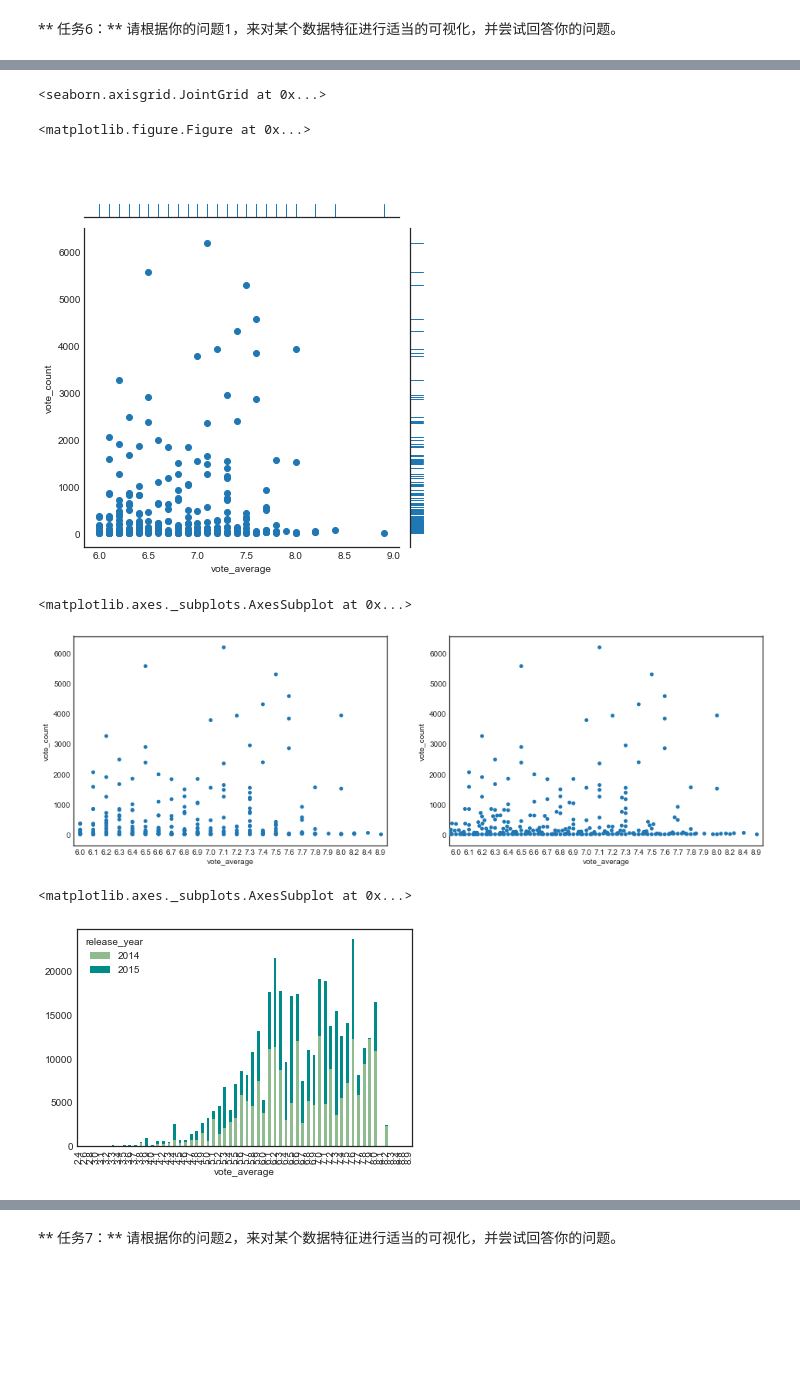
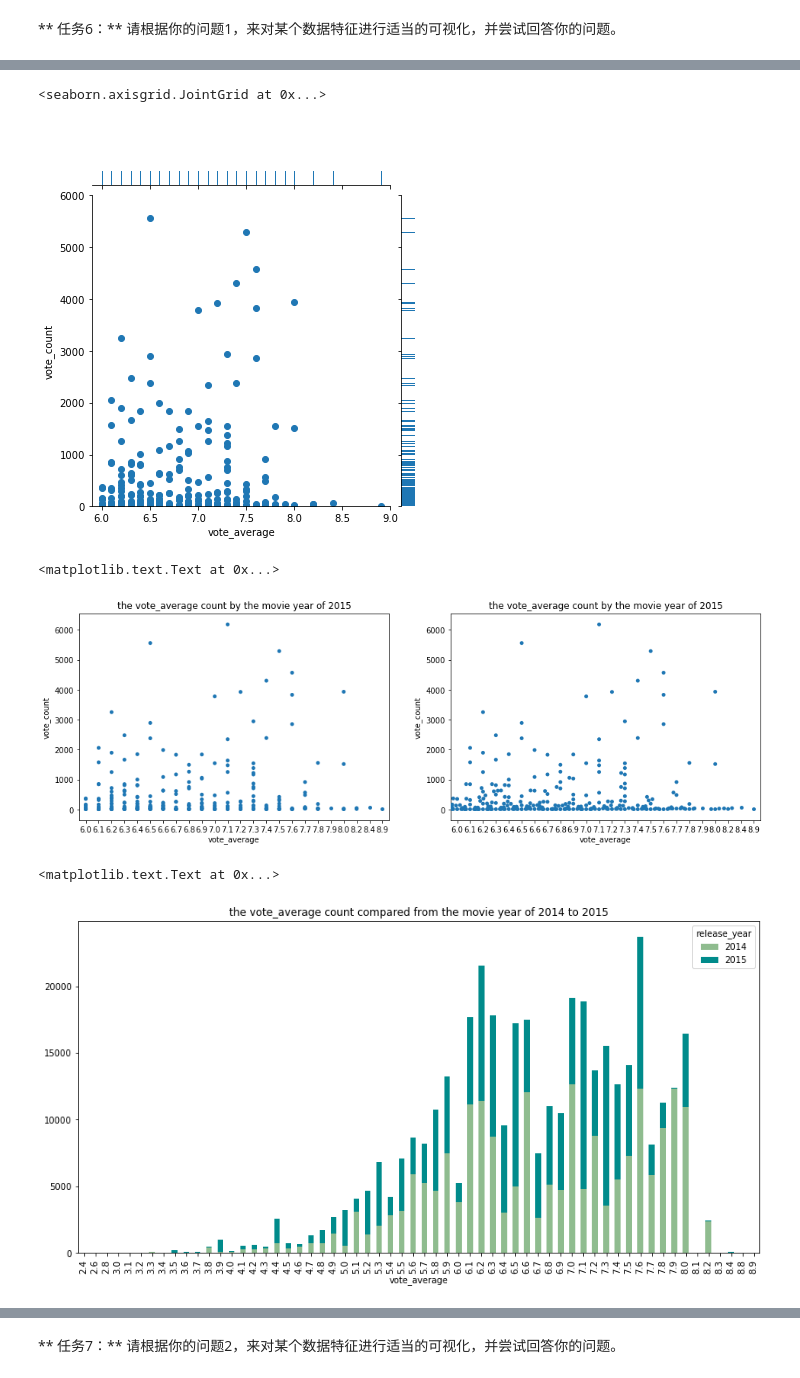
Before and after one commit to TomTorange/ExploreMovieDataset, a Jupyter notebook: Explore+Movie+Dataset.ipynb, the cells around one changed output, grey strips where cells are left out. Drawn from its saved outputs; the diff is of its cells as text; code cells hidden in the pictures; blank space fills up the shorter version.

```diff
--- a/Explore+Movie+Dataset.ipynb
+++ b/Explore+Movie+Dataset.ipynb
@@ -91,6 +91,9 @@ pd.DataFrame(movies_stat,columns =['revenue','vote_average','vote_count','runtim
 # %%
 # prepare typical movies data for the year of 2015, It will be used in the following ploting figures.
 movies_2015 = movies[movies.release_year==2015]
+# arrange the DataFrame without any NaN
+movies.isnull().sum()            # check if there are any null value in the original DataFrame
+movies.fillna(0, inplace = True) # fill the original DataFrame with '0' what ever it is num or string
 # %% [markdown]
 *****
 ** 任务5：** 上述获取的统计信息，对你回答提出的两个问题有何帮助？
@@ -301,13 +212,11 @@ plt.colorbar();
 # %%
 # generate the "轴须图"
-plt.figure(figsize = [12, 5])
-g = sb.JointGrid(data = movies_2015_vote, x = 'vote_average', y = 'vote_count')
-g.plot_joint(plt.scatter)
+g = sb.JointGrid(data = movies_2015_vote, x = 'vote_average', y = 'vote_count',xlim=[5.9,9],ylim=[0,6000])
+g.plot_joint(plt.scatter).set_axis_labels("vote_average", "vote_count")
 g.plot_marginals(sb.rugplot, height = 0.25)
 # %% [output]
 <seaborn.axisgrid.JointGrid at 0x...>
-<matplotlib.figure.Figure at 0x...>
-[figure, old version]
+[figure, new version]
 # %%
 # generate the "带状图"
 plt.figure(figsize = [16, 5])
@@ -316,25 +225,27 @@ base_color = sb.color_palette()[0]
 # left plot: strip plot
 plt.subplot(1, 2, 1)
 sb.stripplot(data = movies_2015_vote, x = 'vote_average', y = 'vote_count', color = base_color)
-
+plt.title('the vote_average count by the movie year of 2015')
 # right plot: swarm plot
 plt.subplot(1, 2, 2)
 sb.swarmplot(data = movies_2015_vote, x = 'vote_average', y = 'vote_count', color = base_color)
+plt.title('the vote_average count by the movie year of 2015')
 
 # the count is higher near the value of vote_average=6.2 and vote_average=7.2
 # %% [output]
-<matplotlib.axes._subplots.AxesSubplot at 0x...>
+<matplotlib.text.Text at 0x...>
-[figure, old version]
+[figure, new version]
 # %%
 # generate the "堆积图"
 # we can investigate the voting change from year of 2014 to the year of 2015.
 # reference: http://pandas.pydata.org/pandas-docs/stable/generated/pandas.DataFrame.stack.html
 # reference: http://pandas.pydata.org/pandas-docs/stable/generated/pandas.DataFrame.unstack.html
 movies_2014_2015 = pd.DataFrame(movies, index = list(range(1328)), columns=['vote_average','release_year','vote_count'])
 # the x rows is the vote_average, shows the value from 2.4 ~ 9.9
 # we can find most rating part is from 7.0 ~ 8.0
 stack = movies_2014_2015.groupby(['vote_average','release_year']).vote_count.sum()
-stack.unstack().plot(kind='bar', stacked=True, color=['darkseagreen', 'darkcyan'])
+stack.unstack().plot(kind='bar', stacked=True, color=['darkseagreen', 'darkcyan'],figsize=(14,7))
+plt.title('the vote_average count compared from the movie year of 2014 to 2015')
 # %% [output]
-<matplotlib.axes._subplots.AxesSubplot at 0x...>
+<matplotlib.text.Text at 0x...>
-[figure, old version]
+[figure, new version]
```
Also changed, not shown: parts of 16 cells of this notebook.
